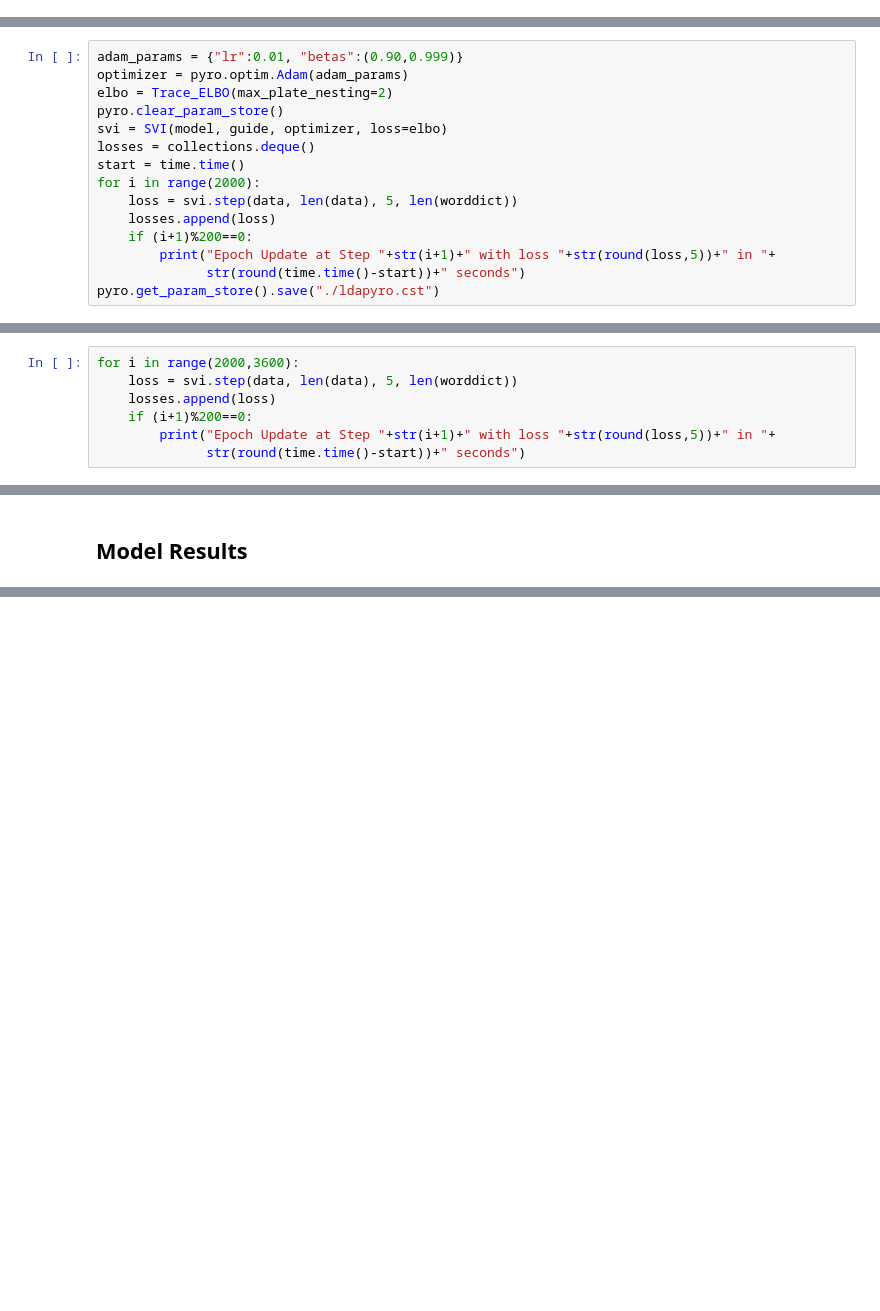
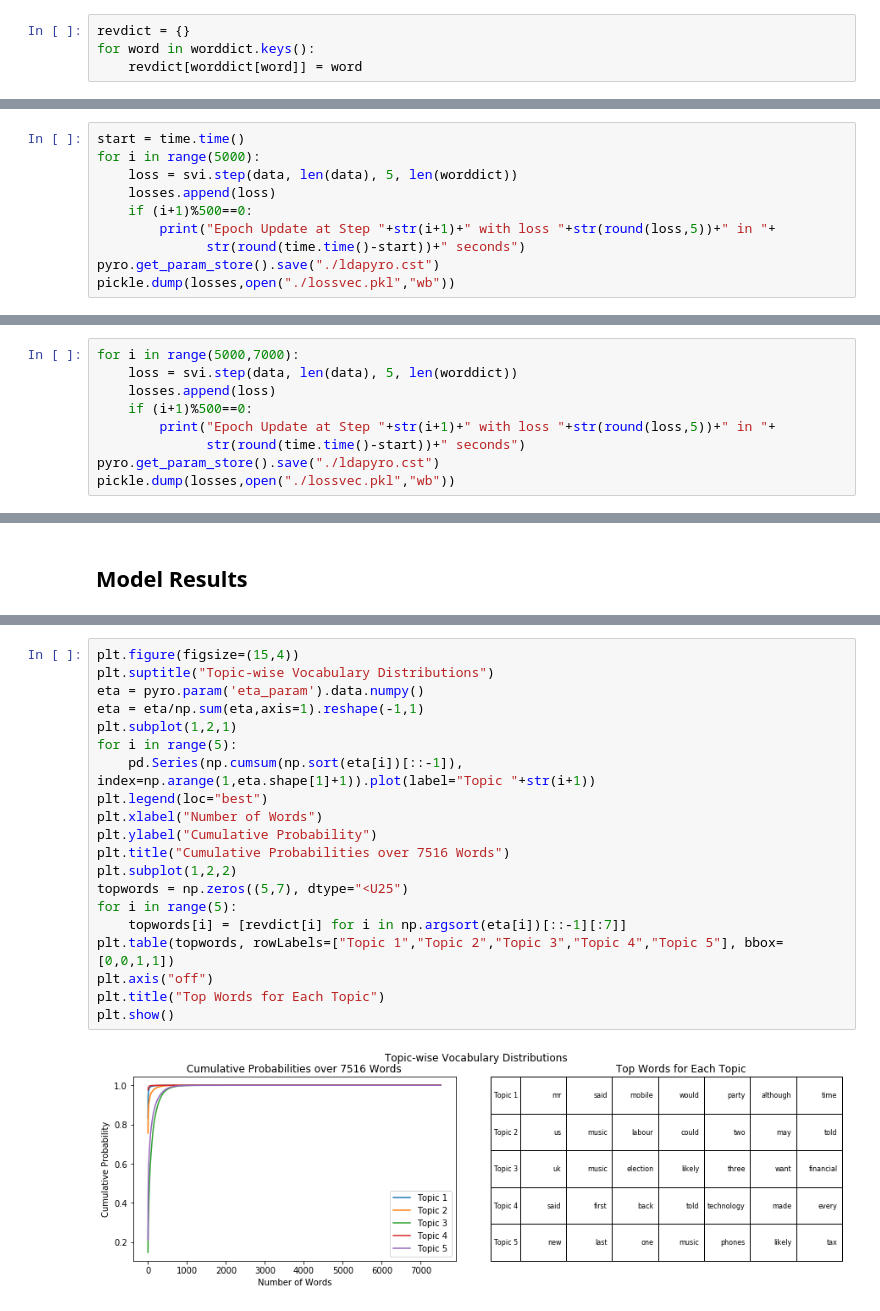
Before and after one commit to navyamehta/data-sentiment-NLP, a Jupyter notebook: BBC-news-data/LDA on BBC News (Pyro).ipynb, the cells around one changed output, grey strips where cells are left out. Drawn from its saved outputs; the diff is of its cells as text; blank space fills up the shorter version.

```diff
--- a/BBC-news-data/LDA on BBC News (Pyro).ipynb
+++ b/BBC-news-data/LDA on BBC News (Pyro).ipynb
@@ -93,3 +93,7 @@ torch.Size([250, 150])
+# %%
+revdict = {}
+for word in worddict.keys():
+    revdict[worddict[word]] = word
 # %% [markdown]
 <h2> Pyro Model Design 1 - Sequential Plating
 # %%
@@ -116,16 +127,11 @@ def guide(data, N, K, V):
 # %%
-adam_params = {"lr":0.01, "betas":(0.90,0.999)}
-optimizer = pyro.optim.Adam(adam_params)
-elbo = Trace_ELBO(max_plate_nesting=2)
-pyro.clear_param_store()
-svi = SVI(model, guide, optimizer, loss=elbo)
-losses = collections.deque()
 start = time.time()
-for i in range(2000):
+for i in range(5000):
     loss = svi.step(data, len(data), 5, len(worddict))
     losses.append(loss)
-    if (i+1)%200==0:
+    if (i+1)%500==0:
         print("Epoch Update at Step "+str(i+1)+" with loss "+str(round(loss,5))+" in "+
               str(round(time.time()-start))+" seconds")
 pyro.get_param_store().save("./ldapyro.cst")
+pickle.dump(losses,open("./lossvec.pkl","wb"))
 # %% [output]
@@ -142,8 +150,10 @@ Epoch Update at Step 2000 with loss 136063.29062 in 10831 seconds
 # %%
-for i in range(2000,3600):
+for i in range(5000,7000):
     loss = svi.step(data, len(data), 5, len(worddict))
     losses.append(loss)
-    if (i+1)%200==0:
+    if (i+1)%500==0:
         print("Epoch Update at Step "+str(i+1)+" with loss "+str(round(loss,5))+" in "+
               str(round(time.time()-start))+" seconds")
+pyro.get_param_store().save("./ldapyro.cst")
+pickle.dump(losses,open("./lossvec.pkl","wb"))
 # %% [output]
@@ -223,0 +243,22 @@ alpha_param [[0.25627887 0.23316531 0.22160277 0.17567563 0.29367208]
+# %%
+plt.figure(figsize=(15,4))
+plt.suptitle("Topic-wise Vocabulary Distributions")
+eta = pyro.param('eta_param').data.numpy()
+eta = eta/np.sum(eta,axis=1).reshape(-1,1)
+plt.subplot(1,2,1)
+for i in range(5):
+    pd.Series(np.cumsum(np.sort(eta[i])[::-1]), index=np.arange(1,eta.shape[1]+1)).plot(label="Topic "+str(i+1))
+plt.legend(loc="best")
+plt.xlabel("Number of Words")
+plt.ylabel("Cumulative Probability")
+plt.title("Cumulative Probabilities over 7516 Words")
+plt.subplot(1,2,2)
+topwords = np.zeros((5,7), dtype="<U25")
+for i in range(5):
+    topwords[i] = [revdict[i] for i in np.argsort(eta[i])[::-1][:7]]
+plt.table(topwords, rowLabels=["Topic 1","Topic 2","Topic 3","Topic 4","Topic 5"], bbox=[0,0,1,1])
+plt.axis("off")
+plt.title("Top Words for Each Topic")
+plt.show()
+# %% [output]
+[figure, added]
```
Also changed, not shown: parts of 14 cells of this notebook, 2 other files.
